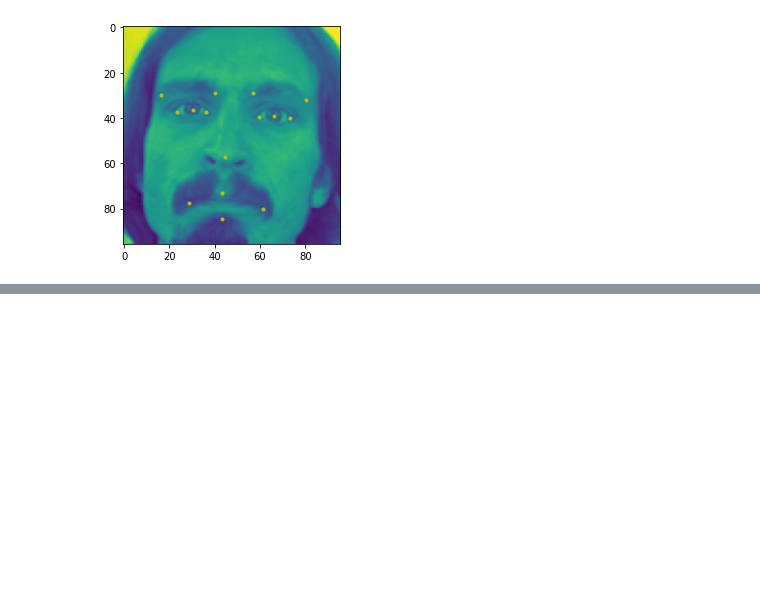
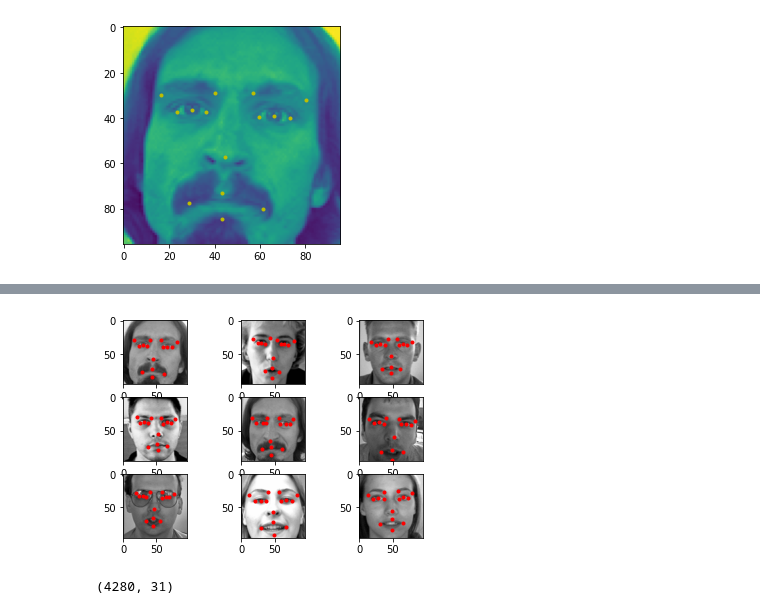
Before and after one commit to CSmahesh04/Facial_Expression_Keypoint_Detection, a Jupyter notebook: Emotion_1.ipynb, the cells around one changed output, grey strips where cells are left out. Saved outputs shown, nothing was run; the diff lists cells and outputs as text; code cells hidden in the pictures; blank space fills up the shorter version.

```diff
--- a/Emotion_1.ipynb
+++ b/Emotion_1.ipynb
@@ -133,0 +167,10 @@ for i in range(20):
+# %%
+fig= plt.figure()
+for i in range(9):
+    ax=fig.add_subplot(3,3,i+1)
+    plt.imshow(df_keypoints['Image'][i],cmap='gray')
+
+    for j in range(1,31,2):
+        plt.plot(df_keypoints.loc[i][j-1],df_keypoints.loc[i][j],'r.')
+# %% [output]
+[figure, added]
@@ -133,0 +180,4 @@ for i in range(20):
+# %%
+df_aug_keypoints.shape
+# %% [output]
+(4280, 31)
```
Also changed, not shown: parts of 42 cells of this notebook.
